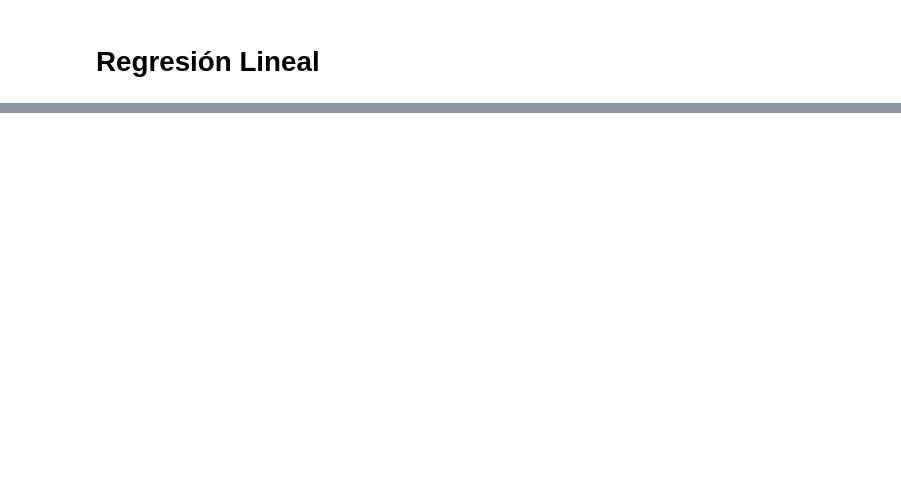
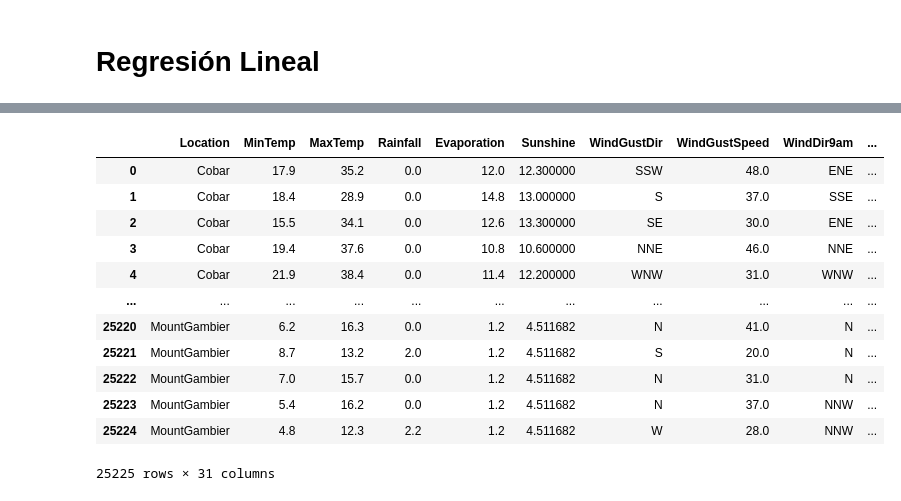
Before and after one commit to MateoGraviFiorino/AA1-TUIA-GraviFiorino-Gauto, a Jupyter notebook: AA1-TUIA-GraviFiorino-Gauto.ipynb, the cells around one changed output, grey strips where cells are left out. Saved outputs shown, nothing was run; the diff lists cells and outputs as text; code cells hidden in the pictures; blank space fills up the shorter version.

```diff
--- a/AA1-TUIA-GraviFiorino-Gauto.ipynb
+++ b/AA1-TUIA-GraviFiorino-Gauto.ipynb
@@ -511,0 +535,3 @@ memory usage: 5.5+ MB
+# %%
+df_lr = df.drop(columns=['Date'])
+df_lr.info()
@@ -511,0 +562,5 @@ memory usage: 5.5+ MB
+# %%
+encoder = OneHotEncoder()
+one_hot_encoder = encoder.fit_transform(df[['Location']])
+one_hot_df = pd.DataFrame(one_hot_encoder.toarray(), columns = encoder.categories_[0])
+one_hot_df
@@ -511,0 +581,20 @@ memory usage: 5.5+ MB
+# %%
+df_lr_index = df_lr.reset_index(drop = True)
+# %%
+df_concat = pd.concat([df_lr_index, one_hot_df],axis=1)
+df_concat = df_concat.drop(columns=['Sydney'])
+df_concat
+# %% [output]
+|  | Location | MinTemp | MaxTemp | Rainfall | Evaporation | Sunshine | WindGustDir | WindGustSpeed | WindDir9am | ... |
+| 0 | Cobar | 17.9 | 35.2 | 0.0 | 12.0 | 12.300000 | SSW | 48.0 | ENE | ... |
+| 1 | Cobar | 18.4 | 28.9 | 0.0 | 14.8 | 13.000000 | S | 37.0 | SSE | ... |
+| 2 | Cobar | 15.5 | 34.1 | 0.0 | 12.6 | 13.300000 | SE | 30.0 | ENE | ... |
+| 3 | Cobar | 19.4 | 37.6 | 0.0 | 10.8 | 10.600000 | NNE | 46.0 | NNE | ... |
+| 4 | Cobar | 21.9 | 38.4 | 0.0 | 11.4 | 12.200000 | WNW | 31.0 | WNW | ... |
+| ... | ... | ... | ... | ... | ... | ... | ... | ... | ... | ... |
+| 25220 | MountGambier | 6.2 | 16.3 | 0.0 | 1.2 | 4.511682 | N | 41.0 | N | ... |
+| 25221 | MountGambier | 8.7 | 13.2 | 2.0 | 1.2 | 4.511682 | S | 20.0 | N | ... |
+| 25222 | MountGambier | 7.0 | 15.7 | 0.0 | 1.2 | 4.511682 | N | 31.0 | N | ... |
+| 25223 | MountGambier | 5.4 | 16.2 | 0.0 | 1.2 | 4.511682 | N | 37.0 | NNW | ... |
+| 25224 | MountGambier | 4.8 | 12.3 | 2.2 | 1.2 | 4.511682 | W | 28.0 | NNW | ... |
+25225 rows × 31 columns
```
Also changed, not shown: parts of 22 cells of this notebook.
